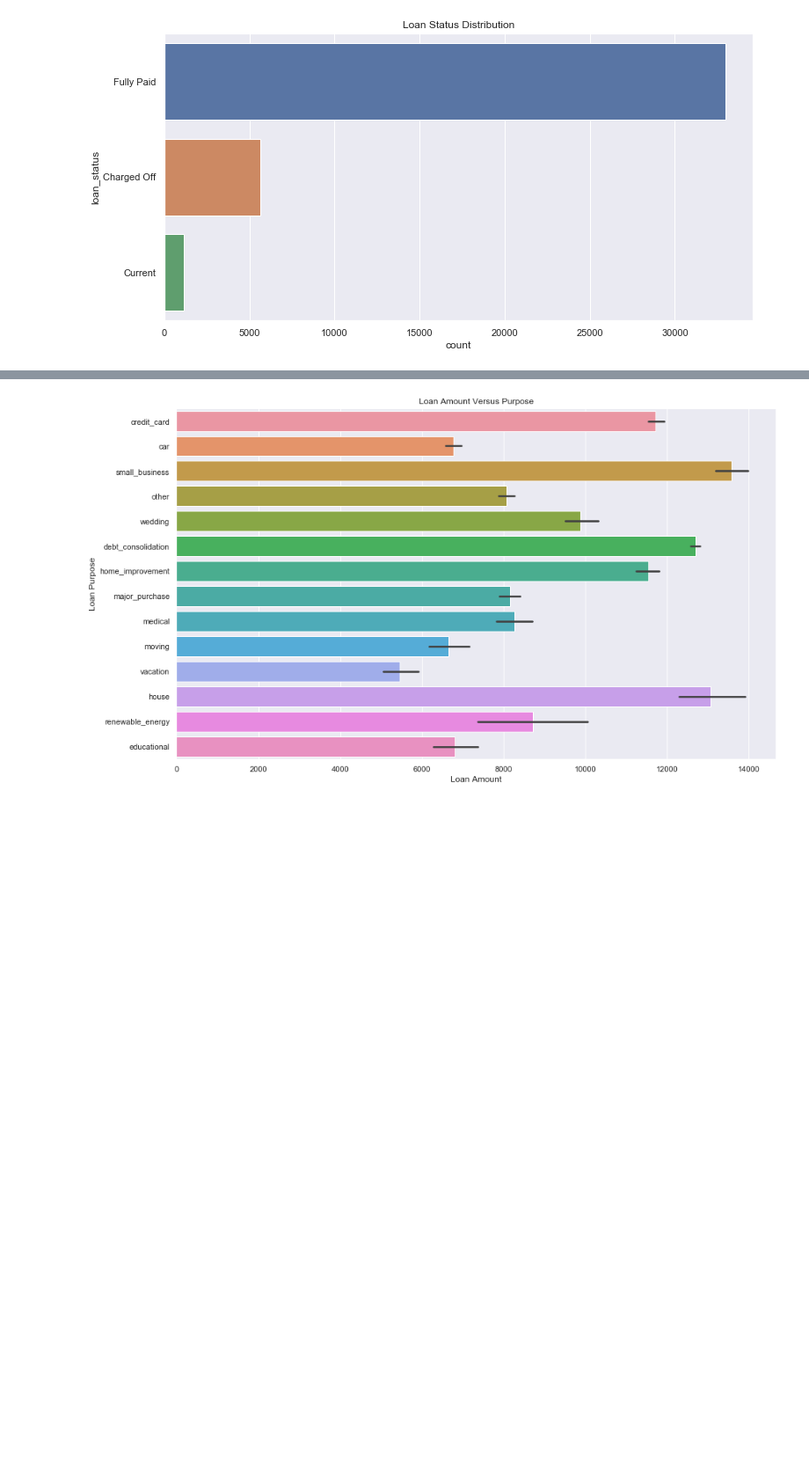
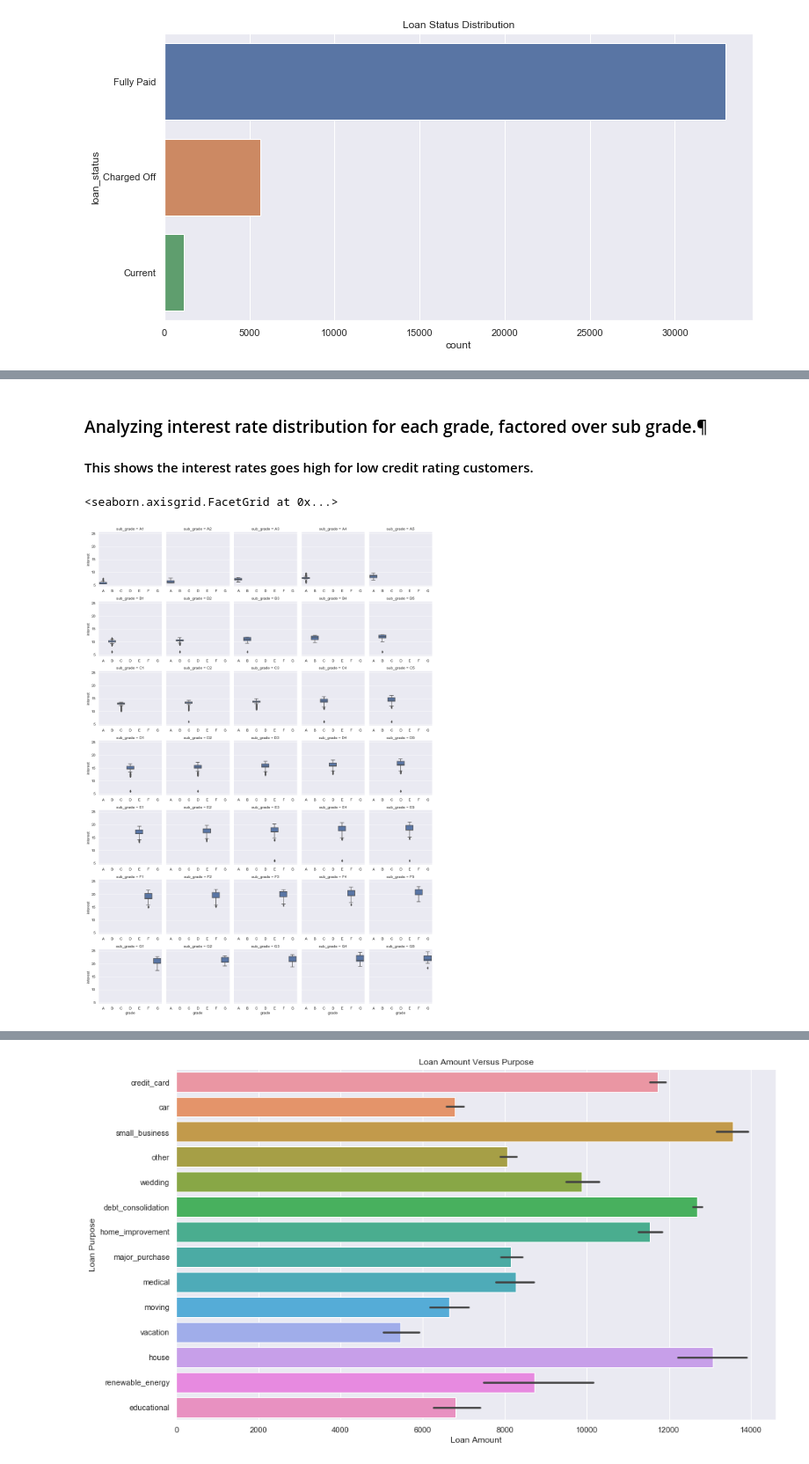
Before and after one commit to KRISHS68/Lending-Club-CS, a Jupyter notebook: LendingClub.ipynb, the cells around one changed output, grey strips where cells are left out. Shown at 88% size. Drawn from its saved outputs; the diff is of its cells as text; code cells hidden in the pictures; blank space fills up the shorter version.

```diff
--- a/LendingClub.ipynb
+++ b/LendingClub.ipynb
@@ -192,3 +224,17 @@ ax = plt.title('Loan Status Distribution')
+# %% [markdown]
+### Analyzing interest rate distribution for each grade, factored over sub grade.¶
+#### This shows the interest rates goes high for low credit rating customers.
+# %%
+g = sns.FacetGrid(loans, col="sub_grade", sharex=False, col_wrap=5)
+
+loans['interest']=loans['int_rate'].astype("str").str.replace('%','')
+loans['interest']=loans['interest'].str.replace('nan','')
+loans['interest']=pd.to_numeric(loans['interest'])
+
+g.map(sns.boxplot, 'grade', 'interest')
+# %% [output]
+<seaborn.axisgrid.FacetGrid at 0x...>
+[figure, added]
 # %%
 ax2 = plt.subplot(1, 2, 2)
 ax2 = sns.countplot(y=loans['purpose'],order = loans['purpose'].value_counts().index)
```
Also changed, not shown: parts of 17 cells of this notebook.
